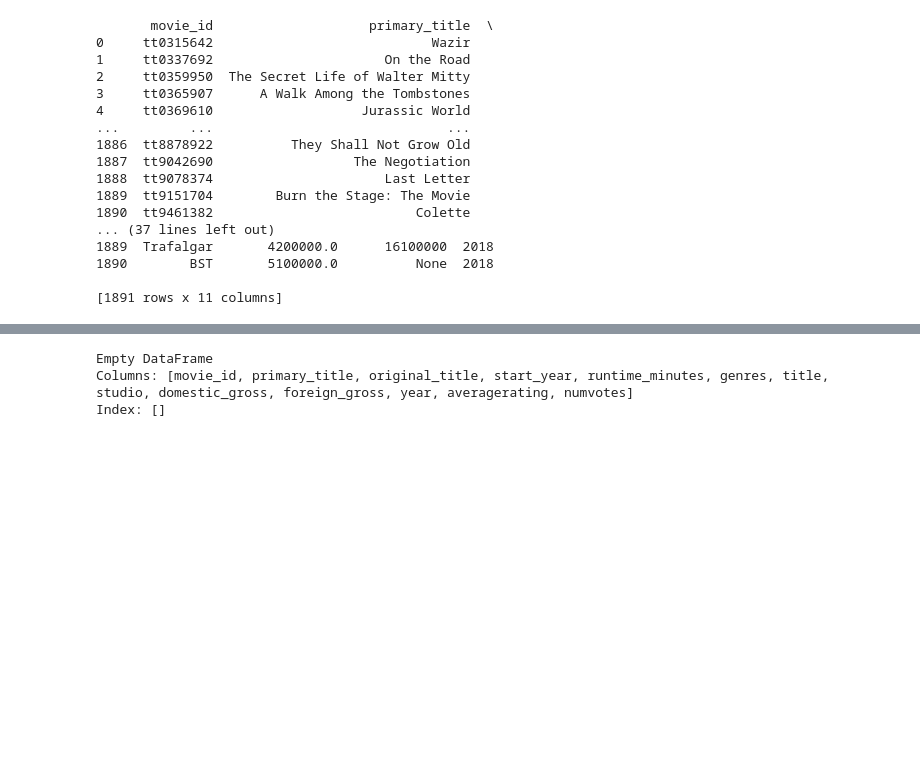
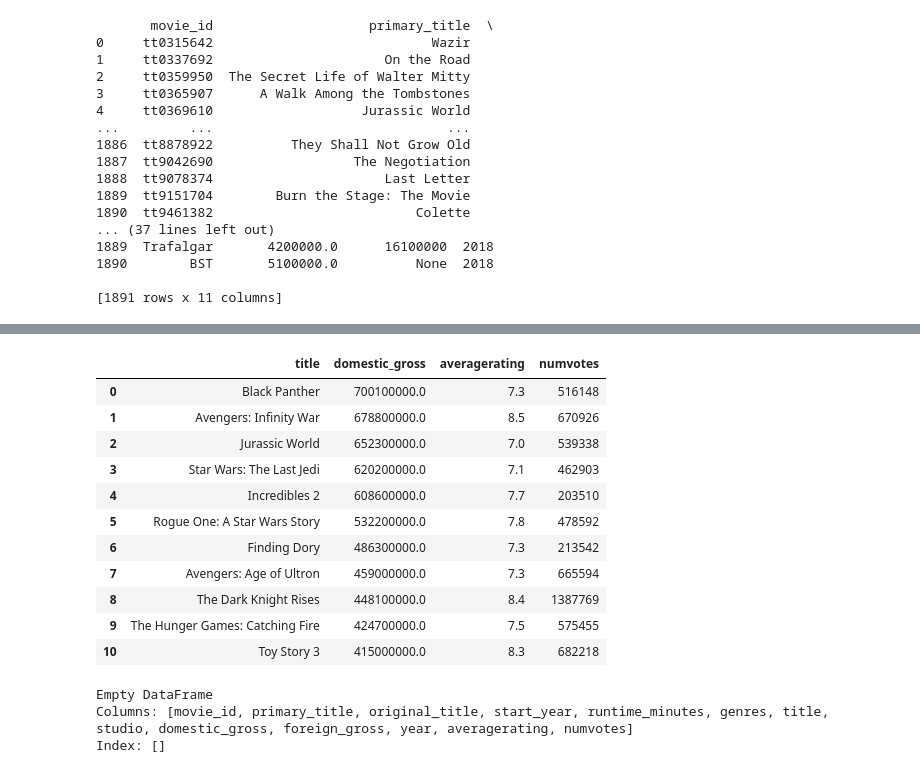
Before and after one commit to phelanthropus/Microsoft-Analysis, a Jupyter notebook: Microsoft Analysis.ipynb, the cells around one changed output, grey strips where cells are left out. Cells and saved outputs as stored; diff of their text form; code cells hidden in the pictures; blank space fills up the shorter version.

```diff
--- a/Microsoft Analysis.ipynb
+++ b/Microsoft Analysis.ipynb
@@ -211,3 +255,29 @@ print(simplified_data)
+# %%
+query_y = """
+SELECT title, domestic_gross, averagerating, numvotes
+FROM bom
+INNER JOIN movie_basics
+ON bom.title = movie_basics.primary_title OR bom.title = movie_basics.original_title
+INNER JOIN movie_ratings
+ON movie_basics.movie_id = movie_ratings.movie_id
+WHERE numvotes>100 AND averagerating>6.5 AND domestic_gross >0
+ORDER BY domestic_gross DESC
+LIMIT 11
+"""
+pd.read_sql(query_y,conn)
+# %% [output]
+|  | title | domestic_gross | averagerating | numvotes |
+| 0 | Black Panther | 700100000.0 | 7.3 | 516148 |
+| 1 | Avengers: Infinity War | 678800000.0 | 8.5 | 670926 |
+| 2 | Jurassic World | 652300000.0 | 7.0 | 539338 |
+| 3 | Star Wars: The Last Jedi | 620200000.0 | 7.1 | 462903 |
+| 4 | Incredibles 2 | 608600000.0 | 7.7 | 203510 |
+| 5 | Rogue One: A Star Wars Story | 532200000.0 | 7.8 | 478592 |
+| 6 | Finding Dory | 486300000.0 | 7.3 | 213542 |
+| 7 | Avengers: Age of Ultron | 459000000.0 | 7.3 | 665594 |
+| 8 | The Dark Knight Rises | 448100000.0 | 8.4 | 1387769 |
+| 9 | The Hunger Games: Catching Fire | 424700000.0 | 7.5 | 575455 |
+| 10 | Toy Story 3 | 415000000.0 | 8.3 | 682218 |
 # %%
 # Updated Query: Include "movie_ratings" with adjusted join conditions
 updated_query = """
```
Also changed, not shown: parts of 2 cells of this notebook.
